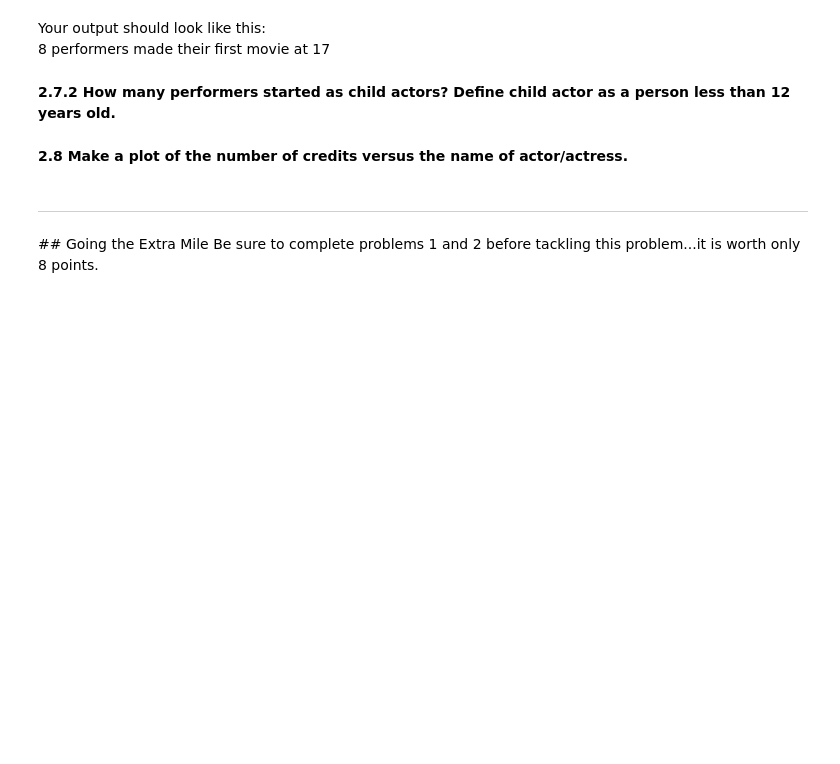
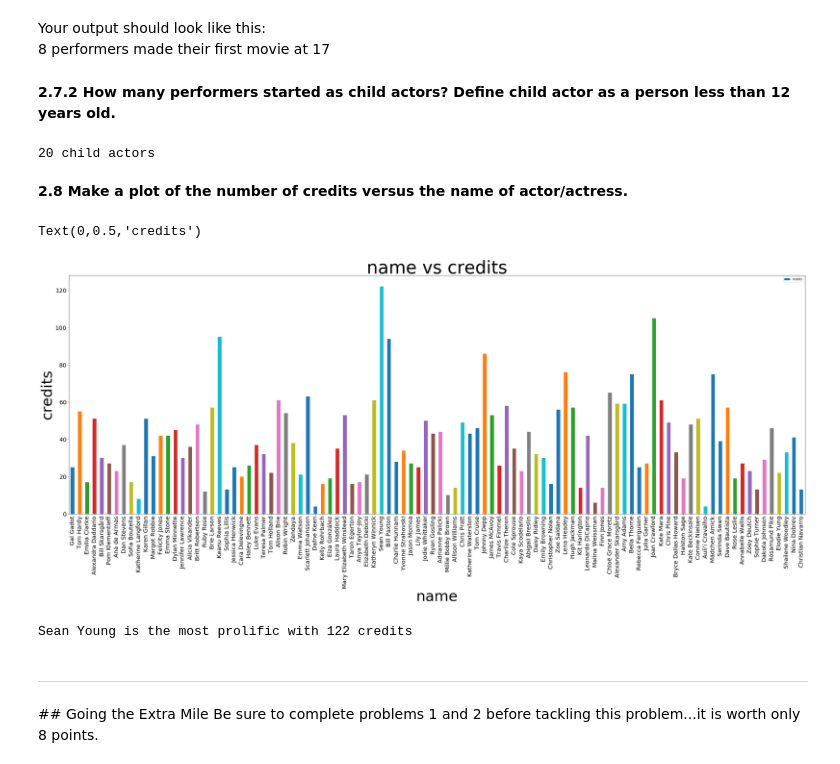
Before and after one commit to tmaounis/109hw1, a Jupyter notebook: cs109a_hw1/cs109a_hw1.ipynb, the cells around one changed output. Saved outputs shown, nothing was run; the diff lists cells and outputs as text; code cells hidden in the pictures; blank space fills up the shorter version.

```diff
--- a/cs109a_hw1/cs109a_hw1.ipynb
+++ b/cs109a_hw1/cs109a_hw1.ipynb
@@ -608,4 +571,7 @@ star_table
 # %% [markdown]
 **2.6 Import the contents of the staff's JSON file (`data/staff_starinfo.json`) into a pandas dataframe. ...**
+# %%
+# your code here
+frame=pd.read_json("data/staff_starinfo.json")
 # %%
 # your code here
@@ -619,0 +591,5 @@ star_table
+# %%
+frame["year_first_movie"] = pd.to_numeric((frame["year_first_movie"].str[:4]))
+frame["year_first_movie"].astype(int)
+frame["age_at_first_movie"] = frame["year_first_movie"] - frame["year_born"]
+frame
@@ -633,2 +630,7 @@ Your output should look like this:<BR>
+# %%
+# your code here
+print (str(frame[frame.age_at_first_movie<12].count()["name"]) + " child actors")
+# %% [output]
+20 child actors
 # %% [markdown]
 **2.8 Make a plot of the number of credits versus the name of actor/actress.**
@@ -639,3 +637,21 @@ Your output should look like this:<BR>
+# %%
+# your code here
+
+p = frame.plot.bar(x='name', y='credits', title="name vs credits", figsize=(45,15), fontsize = 20)
+p.title.set_size(60)
+p.set_xlabel("name", fontsize = 50)
+p.set_ylabel("credits", fontsize = 50)
+# %% [output]
+Text(0,0.5,'credits')
+[figure, added]
+# %%
+# your code here
+f = frame[frame["credits"]==frame["credits"].max()]
+name = f["name"].values[0]
+cred = f["credits"].values[0]
+print(name + " is the most prolific with "+str(cred)+" credits")
+# %% [output]
+Sean Young is the most prolific with 122 credits
 # %% [markdown]
 <hr style="height:2px">
 ##  Going the Extra Mile
```
Also changed, not shown: parts of 34 cells of this notebook, 1 other file.
